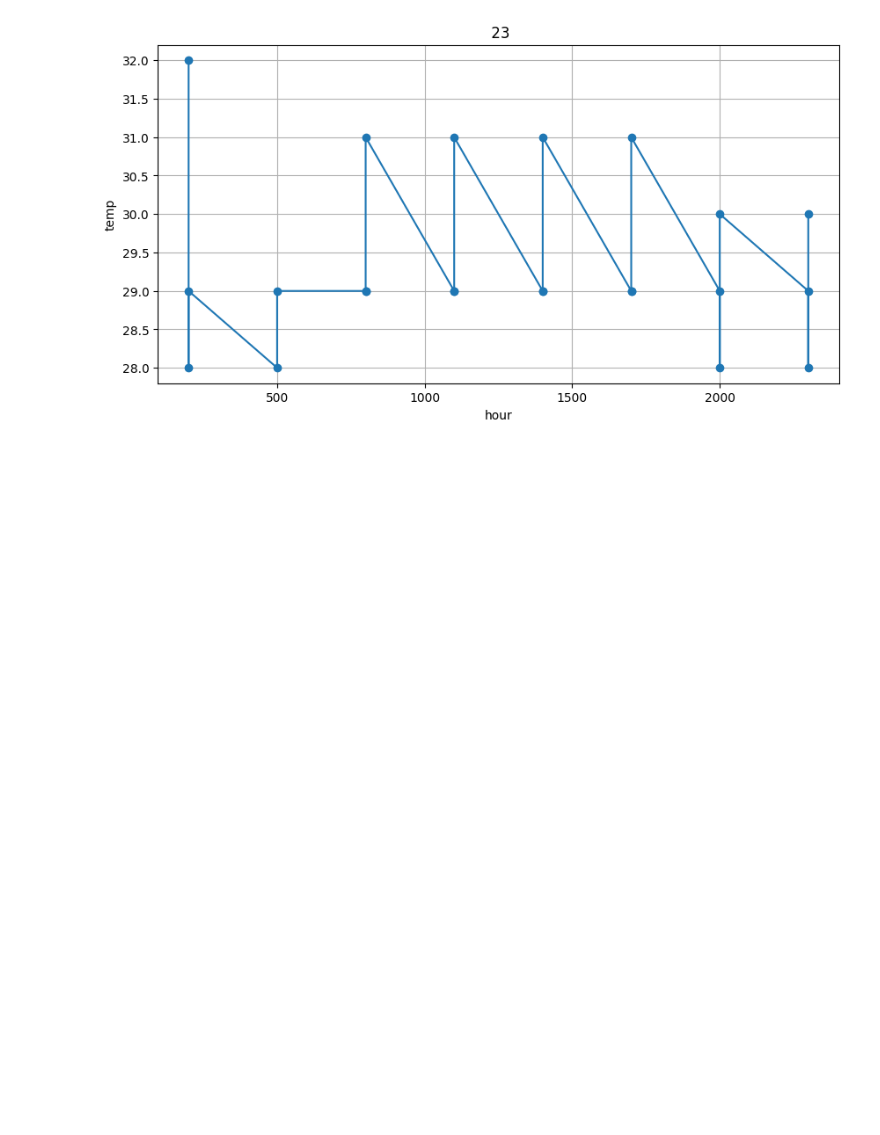
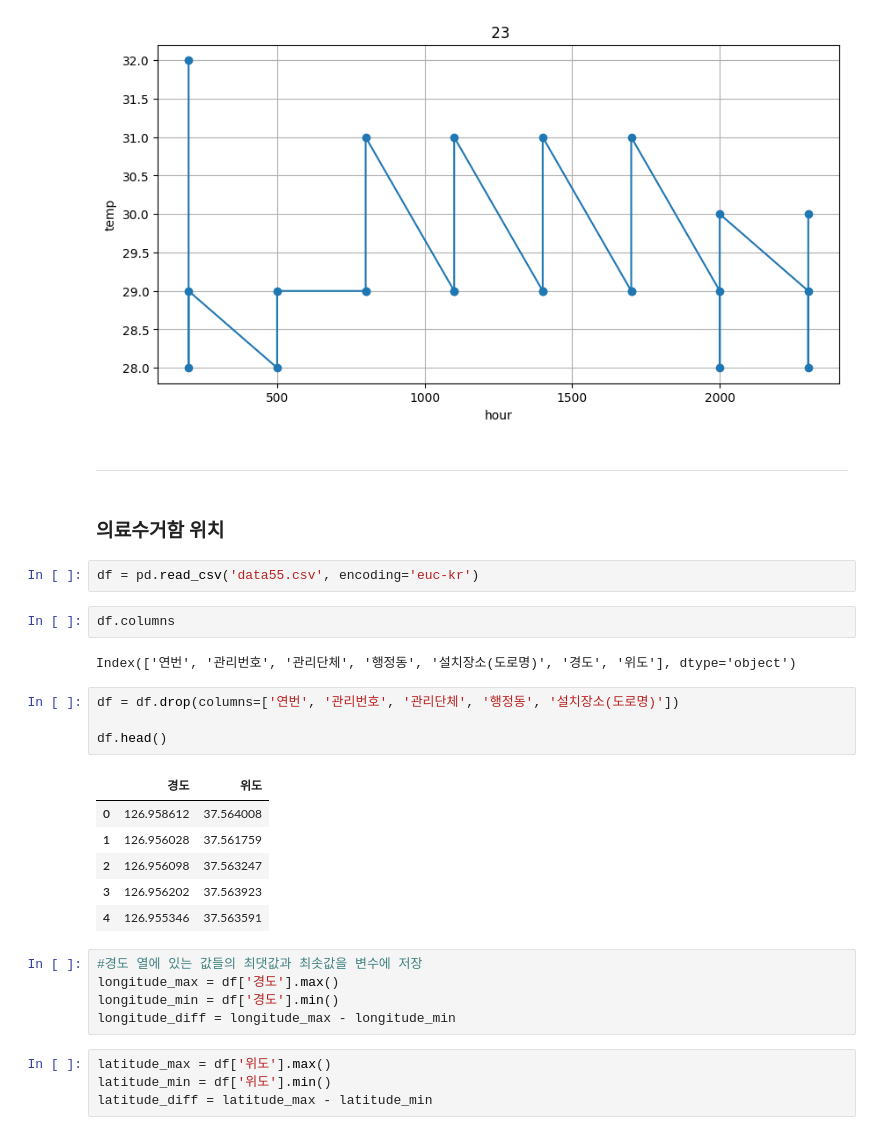
Before and after one commit to ga111o/sowon-kwhighschool-python, a Jupyter notebook: lecture/src/0625-2.ipynb, the cells around one changed output. Cells and saved outputs as stored; diff of their text form; blank space fills up the shorter version.

```diff
--- a/lecture/src/0625-2.ipynb
+++ b/lecture/src/0625-2.ipynb
@@ -88,3 +90,33 @@ for day, group in grouped:
 [figure]
 [figure]
 [figure]
+# %% [markdown]
+---
+# %% [markdown]
+### 의료수거함 위치
+# %%
+df = pd.read_csv('data55.csv', encoding='euc-kr')
+# %%
+df.columns
+# %% [output]
+Index(['연번', '관리번호', '관리단체', '행정동', '설치장소(도로명)', '경도', '위도'], dtype='object')
+# %%
+df = df.drop(columns=['연번', '관리번호', '관리단체', '행정동', '설치장소(도로명)'])
+
+df.head()
+# %% [output]
+|  | 경도 | 위도 |
+| 0 | 126.958612 | 37.564008 |
+| 1 | 126.956028 | 37.561759 |
+| 2 | 126.956098 | 37.563247 |
+| 3 | 126.956202 | 37.563923 |
+| 4 | 126.955346 | 37.563591 |
+# %%
+#경도 열에 있는 값들의 최댓값과 최솟값을 변수에 저장
+longitude_max = df['경도'].max()
+longitude_min = df['경도'].min()
+longitude_diff = longitude_max - longitude_min
+# %%
+latitude_max = df['위도'].max()
+latitude_min = df['위도'].min()
+latitude_diff = latitude_max - latitude_min
```
Also changed, not shown: parts of 4 cells of this notebook, 13 other files.
